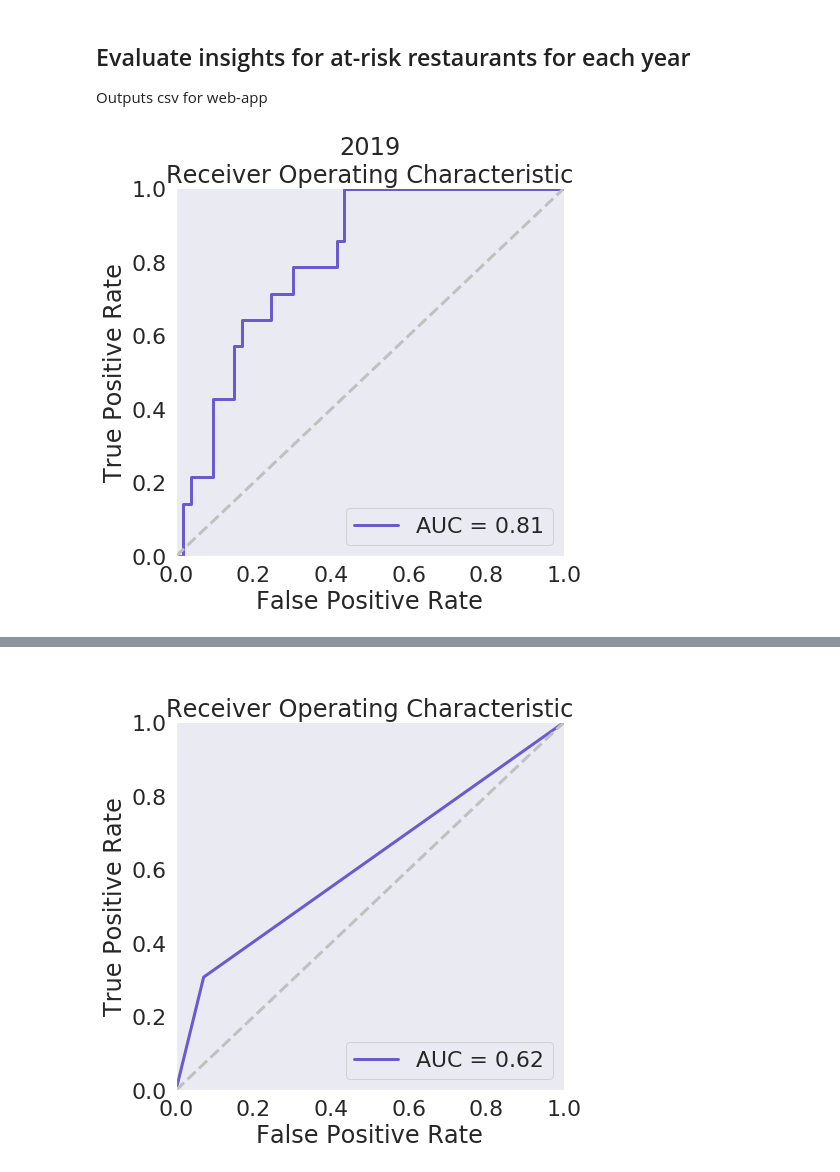
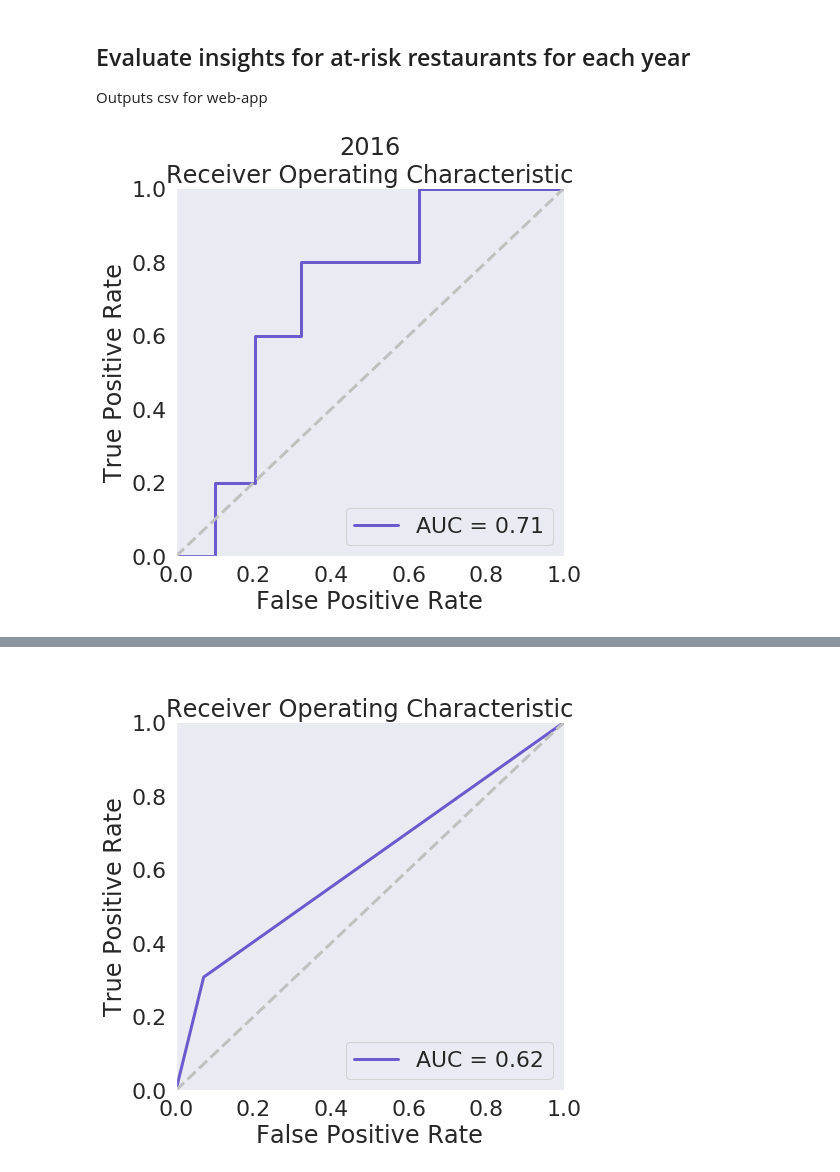
Before and after one commit to ysheynin/Michelin_Survivor_NYC, a Jupyter notebook: Michelin Survival Analysis.ipynb, the cells around one changed output, grey strips where cells are left out. Saved outputs shown, nothing was run; the diff lists cells and outputs as text; code cells hidden in the pictures.

Commit message:
added changes to topic analysis

```diff
--- a/Michelin Survival Analysis.ipynb
+++ b/Michelin Survival Analysis.ipynb
@@ -151,15 +151,15 @@ def get_review_topic_weights():
                           6: 'food5', 7: 'food6', 8: 'menu', 9: 'value'}
 
 
-    new_topics = ['wait time', 'menu', 'food_quality', 'service', 'value']
+    new_topics = ['wait time',  'service', 'menu', 'value']
 
 
-    topic_weights_df = pd.DataFrame(normalize(topic_weights, norm='l1'), columns = list(topics.values()))
+    topic_weights_df = pd.DataFrame(normalize(topic_weights[:,[0,4,8,9]], norm='l1'), columns = new_topics)
 
     topic_weights_df['menu']         =   topic_weights_df['menu']
-    topic_weights_df['food_quality'] = (topic_weights_df['food1'] + topic_weights_df['food2']
-                                    + topic_weights_df['food3'] +  topic_weights_df['food4'] + topic_weights_df['food5']
-                                        +topic_weights_df['food6'])/3
+#     topic_weights_df['food_quality'] = (topic_weights_df['food1'] + topic_weights_df['food2']
+#                                     + topic_weights_df['food3'] +  topic_weights_df['food4'] + topic_weights_df['food5']
+#                                         +topic_weights_df['food6'])/3
     # topic_weights_df.loc[yelp_data.rating <= 3][new_topics] = -1* topic_weights_df.loc[yelp_data.rating <= 3][new_topics]
 
 
@@ -234,7 +234,7 @@ def make_div_features(restaurant_df, predict_year):
     rating_cols = ['slope', 'mean', 'kurtosis', 'skew', 'median', 'std',
                 'var', 'number_reviews', 'avg_length_reviews']
 
-    review_cols = ['food_quality', 'menu', 'service', 'value', 'wait time']
+    review_cols = [ 'menu', 'service', 'value', 'wait time']
 
     div_df   = pd.DataFrame(columns = rating_cols + review_cols)
     total_df = div_df.copy()
@@ -293,7 +293,7 @@ def get_features_and_predicted(data_df, predict_year):
 
     columns = ['name', 'first_review', 'n_stars']
     measures = ['slope', 'mean', 'kurtosis', 'skew', 'median', 'std',
-                'var', 'number_reviews', 'avg_length_reviews', 'food_quality', 'menu', 'service', 'value', 'wait time']
+                'var', 'number_reviews', 'avg_length_reviews', 'menu', 'service', 'value', 'wait time']
 
     for measure in measures:
         for div in range(0,5):
@@ -520,7 +606,7 @@ clf = run_model(resampled_train, holdout,  clf = clf, cols = selected_cols)
 ## Explore just rating data
 # %%
 my_cols = list()
-topics = ['food_quality', 'wait time', 'service', 'value', 'menu']
+topics = ['wait time', 'service', 'value', 'menu']
 for each in train['X'].columns:
     for topic in topics:
         if topic in each:
@@ -569,7 +725,7 @@ print('Cross validation score: {}'.format(score))
 Outputs csv for web-app
 # %%
 from sklearn.preprocessing import minmax_scale
-predict_years   = [2019]
+predict_years   = [2016]
 
 def produce_results(predict_year, michelin_data, yelp_data, thresh = .5):
     train, holdout = get_train_and_holdout(predict_year, michelin_data, yelp_data)
@@ -586,32 +742,32 @@ def produce_results(predict_year, michelin_data, yelp_data, thresh = .5):
 #     thresh_probs[thresh_probs < thresh] = 0
     if predict_year != 2020:
         plot_roc(thresh_probs, holdout['y'], title = str(predict_year))
 
     at_risk = thresh_probs
     at_risk[at_risk > thresh] = 1
     at_risk[at_risk < thresh] = 0
 
     probs_pct = minmax_scale(probs, feature_range = (0, .99))
     probs_pct = pd.Series(probs_pct, index = holdout['X'].index)
 
 
     like             = 1 - minmax_scale(clf.predict_proba(holdout['X'])[:,1], feature_range=(0,1) )
     df['security']   = like
     like[like>.5]    = 0
     like[like!=0]    = 1
 
-    df['at_risk']    = like
+    df['at_risk']    = like.astype(int)
     df['actual']     = holdout['y']
 
 
     return df
 
 data_dict = dict()
 for predict_year in predict_years:
     data_dict[predict_year] = produce_results(predict_year, michelin_data, yelp_data)
     data_dict[predict_year].to_csv('michelin_{}_model_data.csv'.format(str(predict_year)))
 
 
 # main_points = ['total_median', 'total_slope','div4_food_quality', 'div4_menu',  'div4_service', 'div4_value']
 # %% [output]
-[figure, old version]
+[figure, new version]
```
Also changed, not shown: parts of 11 cells of this notebook, 23 other files.
